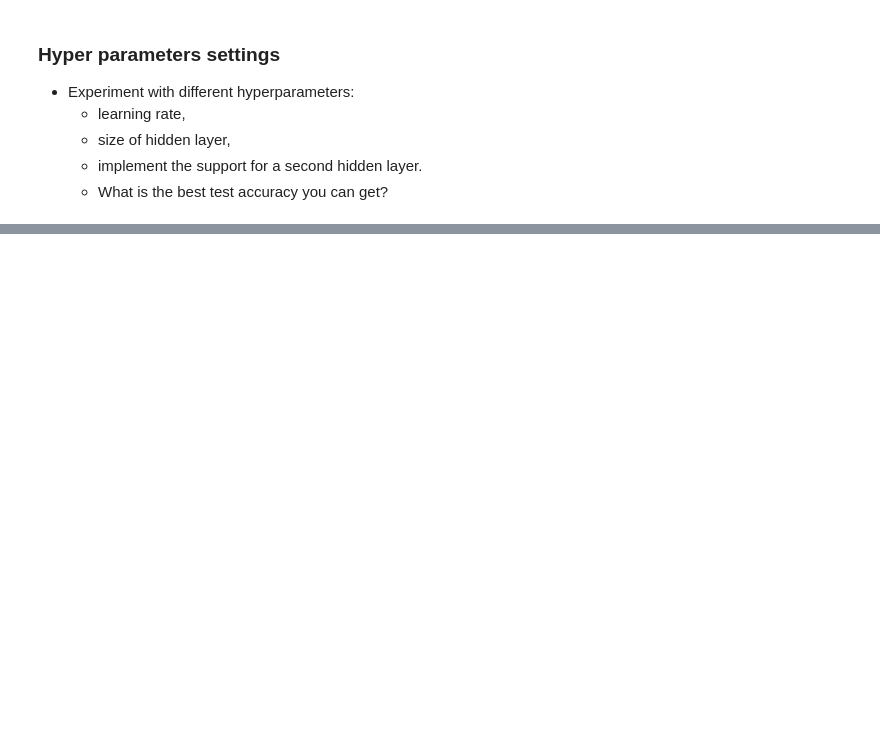
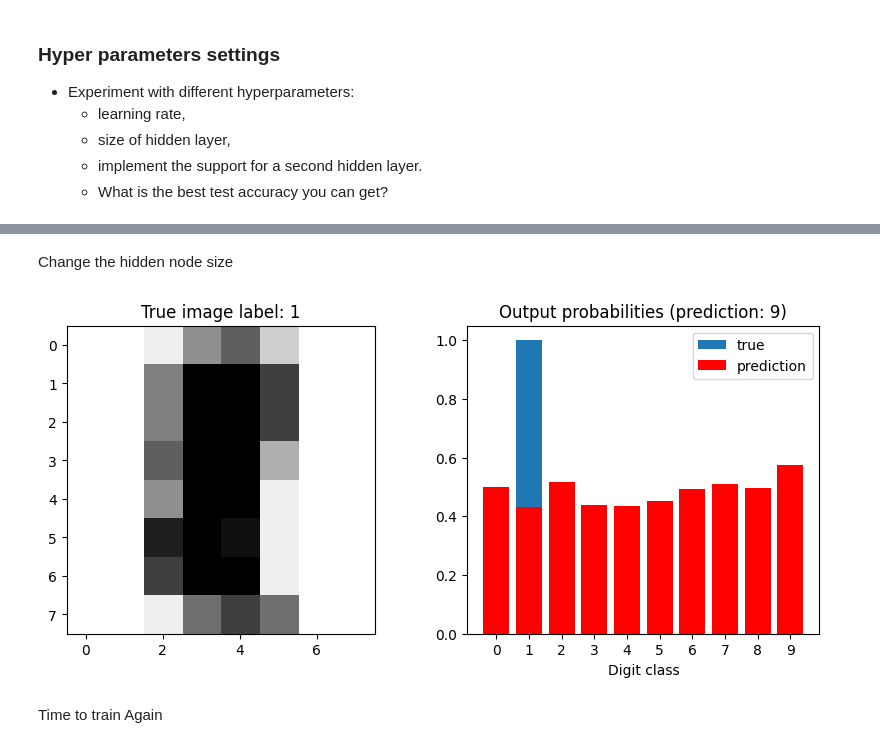
Before and after one commit to UofT-DSI/deep_learning, a Jupyter notebook: 01_materials/labs/lab_2.ipynb, the cells around one changed output, grey strips where cells are left out. Cells and saved outputs as stored; diff of their text form; code cells hidden in the pictures; blank space fills up the shorter version.

```diff
--- a/01_materials/labs/lab_2.ipynb
+++ b/01_materials/labs/lab_2.ipynb
@@ -449,0 +581,15 @@ plot_prediction(model, sample_idx=4)
+# %% [markdown]
+Change the hidden node size
+# %%
+n_hidden = 20
+model = NeuralNet(n_features, n_hidden, n_classes)
+
+model.loss(X_train, y_train)
+
+model.accuracy(X_train, y_train)
+
+plot_prediction(model, sample_idx=5)
+# %% [output]
+[figure, added]
+# %% [markdown]
+Time to train Again
```
Also changed, not shown: parts of 32 cells of this notebook.
